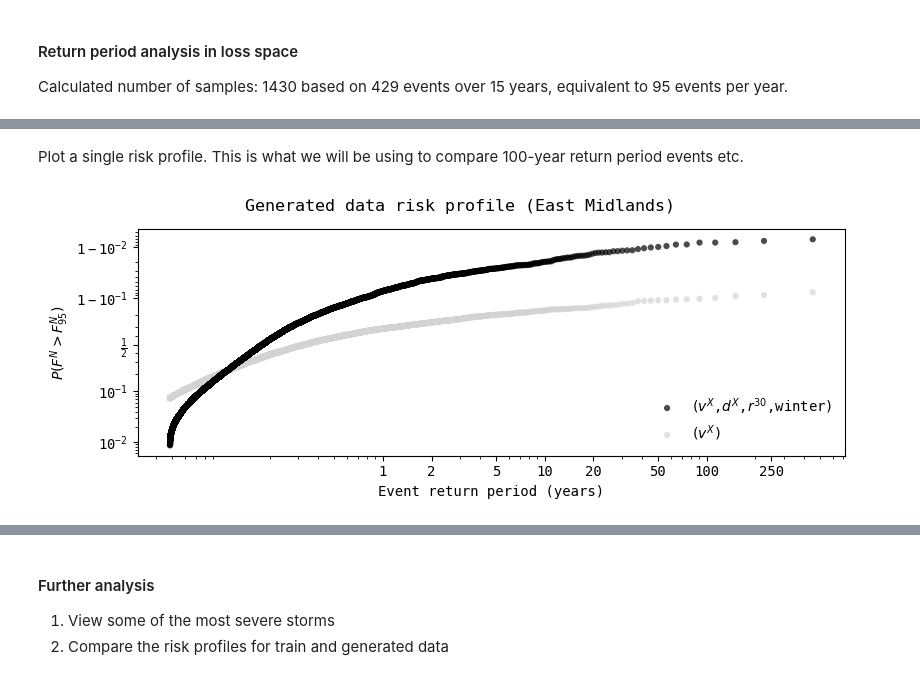
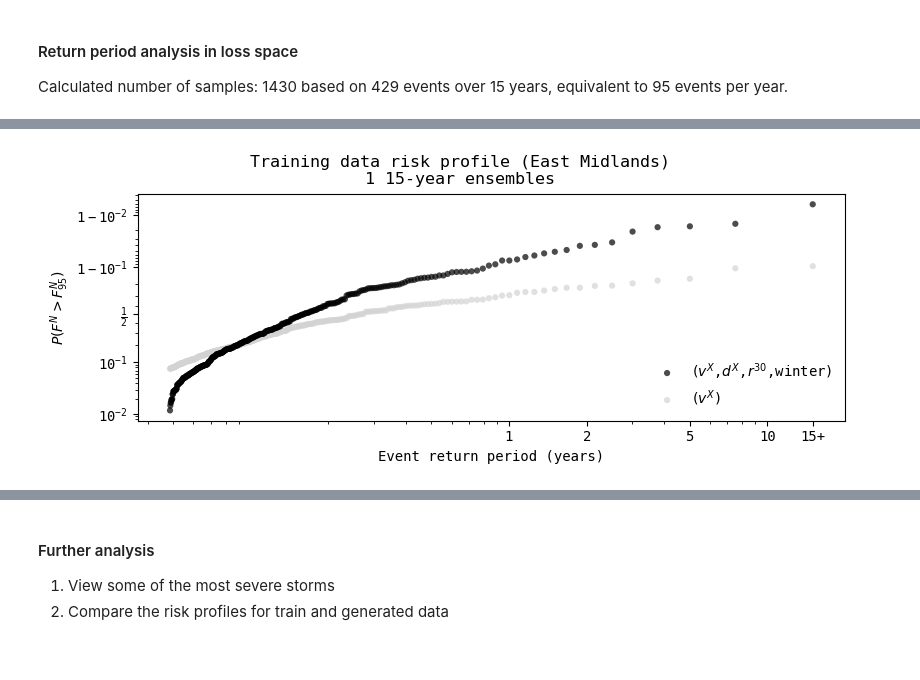
Before and after one commit to alisonpeard/hazGAN2, a Jupyter notebook: projects/poweruk_winter/analysis/risk_profiles.ipynb, the cells around one changed output, grey strips where cells are left out. Drawn from its saved outputs; the diff is of its cells as text; code cells hidden in the pictures.

```diff
--- a/projects/poweruk_winter/analysis/risk_profiles.ipynb
+++ b/projects/poweruk_winter/analysis/risk_profiles.ipynb
@@ -73,7 +73,7 @@ Frozen({'time': 14100, 'lat': 64, 'lon': 64, 'field': 3, 'param': 6})
 # %% [markdown]
 Decide whether to do the analysis for the training or synthetic data.
 # %%
-dataset = ["training", "generated"][1]
+dataset = ["training", "generated"][0]
 data = train.copy() if dataset == "training" else gener.copy()
 # %% [markdown]
 For the analysis, we want absolute deviation from the prevailing wind direction but we want the absolute values of wind and rainfall... not the anomalies.
@@ -132,11 +129,0 @@ Slightly experimental... ideally this would be done with full climatology. But l
-# %%
-data["vx_98"] = data.vx.quantile(0.98, dim="time")
-data["dx_98"] = data.dx.quantile(0.98, dim="time")
-data["r30_98"] = data.r30.quantile(0.98, dim="time")
-
-# assign long names to variables
-data.vx_98.attrs["long_name"] = "10m gust speed (98th quantile)"
-data.dx_98.attrs["long_name"] = "10m wind direction anomaly (98th quantile)"
-data.r30_98.attrs["long_name"] = "30-day accumulated precipitation (98th quantile)"
-
-data.vx_98.plot(cmap=cmo.rain)
@@ -431,33 +403,39 @@ fig.savefig(os.path.join(
-# %% [markdown]
-Plot a single risk profile. This is what we will be using to compare 100-year return period events etc.
 # %%
+# Plot a single risk profile. This is what we will be using to compare 100-year return period events etc.
 fig, ax = plt.subplots(1, figsize=(8, 3))
 
 data_agg.plot.scatter(x="return_period", y="outage_prob", ax=ax, edgecolor="none", color="k",
                       s=20, alpha=0.7, zorder=1, label=fr"$(v^X$,$d^X$,$r^{{30}}$,{season})")
 data_agg.plot.scatter(x="base_return_period", y="base_probs", ax=ax, edgecolor="none", color="lightgrey",
                       s=20, alpha=0.7, zorder=0, label=r"$(v^X$)")
 
 ax.set_title("")
 ax.set_xscale("log")
 ticks = [1, 2, 5, 10, 20, 50, 100, 250, 500, 1000]
-ticks = [t for t in ticks if t <= data_agg.return_period[data_agg.return_period < np.inf].max()]
-ax.set_xticks(ticks, labels=ticks)
+rp_max = np.round(data_agg.return_period[data_agg.return_period < np.inf].max().item(), 0)
+ticks = [t for t in ticks if t <= rp_max]
+ax.set_xticks(ticks + [rp_max], labels=ticks + [f"{rp_max:.0f}+"])
 ax.set_ylabel(r"$P(F^N>F^N_{95})$")
 ax.set_xlabel("Event return period (years)")
 ax.legend(loc="lower right", frameon=False)
 fig.tight_layout()
 ax.set_yscale("logit")
 
-fig.suptitle(f"{dataset.capitalize()} data risk profile ({region_of_interest})", y=1.05);
+fig.suptitle(f"{dataset.capitalize()} data risk profile ({region_of_interest})\n{n_ensembles} {ensemble_years}-year ensembles", y=1.08);
 
 fig.savefig(os.path.join(
     wd, "results", "figures", f"riskprofile_{region_of_interest.lower()}_{season}_{dataset}"),
            dpi=300, transparent=True, bbox_inches="tight")
 
+
+# save to work with in another notebook
 os.makedirs(os.path.join(wd, "analysis", "data"), exist_ok=True)
-data_agg.to_netcdf(os.path.join(
+output_profile = data_agg.copy()
+output_profile = output_profile.assign_attrs(
+    ensemble_years=ensemble_years, n_ensembles=n_ensembles, rp_max=rp_max
+)
+output_profile.to_netcdf(os.path.join(
     wd, "analysis", "data", f"risk_profile_{region_of_interest.lower()}_{dataset}_{season}.nc")
 )
 # %% [output]
-[figure, old version]
+[figure, new version]
```
Also changed, not shown: parts of 16 cells of this notebook, 3 other files.
